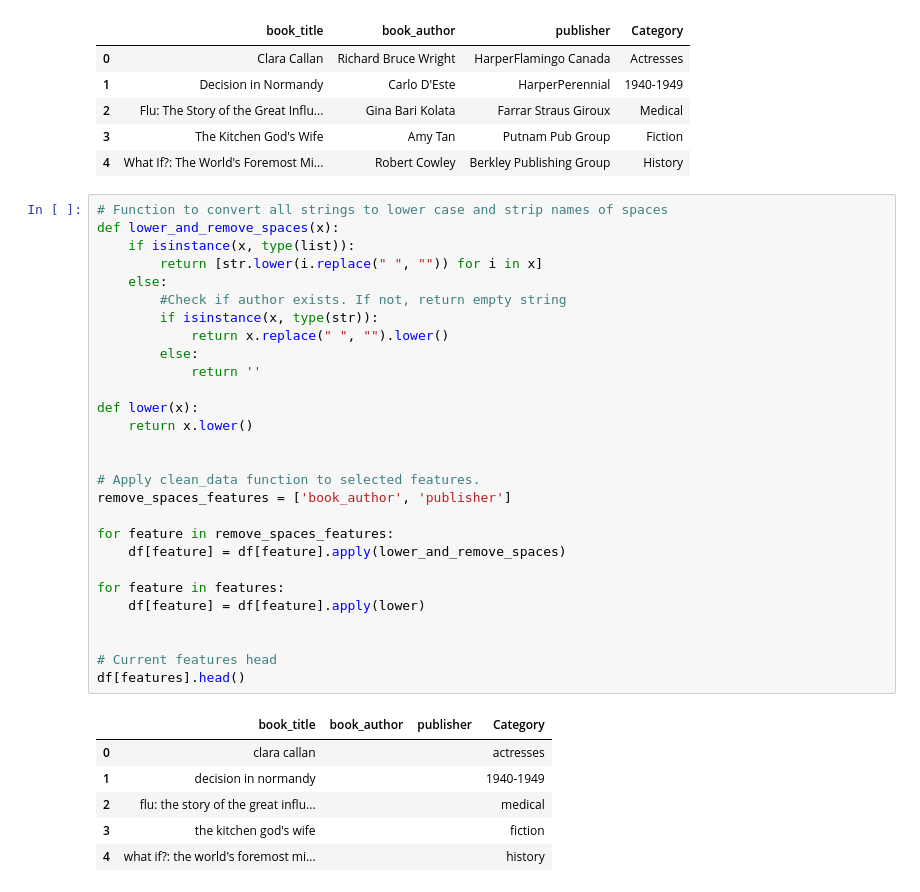
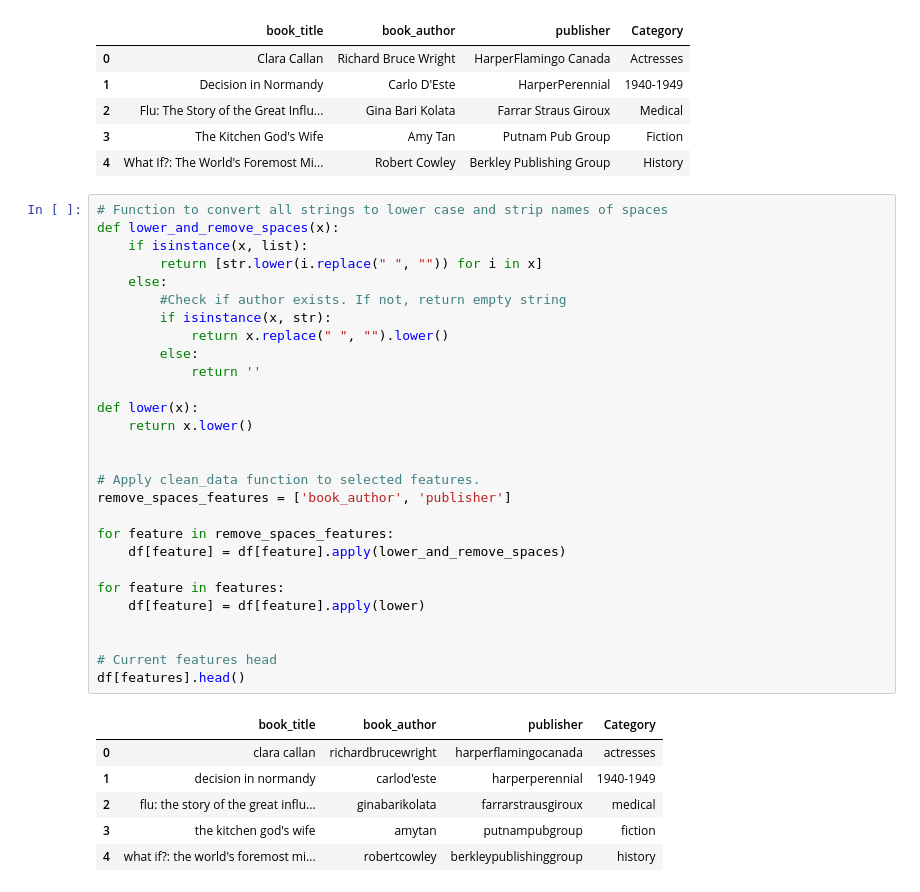
Before and after one commit to marinaepitropaki/BookRecommendationSystem, a Jupyter notebook: BookRecommendationSystem.ipynb, the cells around one changed output. Cells and saved outputs as stored; diff of their text form.

```diff
--- a/BookRecommendationSystem.ipynb
+++ b/BookRecommendationSystem.ipynb
@@ -606,38 +605,38 @@ df[features].head()
 # %%
 # Function to convert all strings to lower case and strip names of spaces
 def lower_and_remove_spaces(x):
-    if isinstance(x, type(list)):
+    if isinstance(x, list):
         return [str.lower(i.replace(" ", "")) for i in x]
     else:
         #Check if author exists. If not, return empty string
-        if isinstance(x, type(str)):
+        if isinstance(x, str):
             return x.replace(" ", "").lower()
         else:
             return ''
 
 def lower(x):
     return x.lower()
 
 
 # Apply clean_data function to selected features.
 remove_spaces_features = ['book_author', 'publisher']
 
 for feature in remove_spaces_features:
     df[feature] = df[feature].apply(lower_and_remove_spaces)
 
 for feature in features:
     df[feature] = df[feature].apply(lower)
 
 
 # Current features head
 df[features].head()
 # %% [output]
 |  | book_title | book_author | publisher | Category |
-| 0 | clara callan |  |  | actresses |
-| 1 | decision in normandy |  |  | 1940-1949 |
-| 2 | flu: the story of the great influ... |  |  | medical |
-| 3 | the kitchen god's wife |  |  | fiction |
-| 4 | what if?: the world's foremost mi... |  |  | history |
+| 0 | clara callan | richardbrucewright | harperflamingocanada | actresses |
+| 1 | decision in normandy | carlod'este | harperperennial | 1940-1949 |
+| 2 | flu: the story of the great influ... | ginabarikolata | farrarstrausgiroux | medical |
+| 3 | the kitchen god's wife | amytan | putnampubgroup | fiction |
+| 4 | what if?: the world's foremost mi... | robertcowley | berkleypublishinggroup | history |
 # %%
 # Start recommender system
 
```
Also changed, not shown: parts of 9 cells of this notebook.
